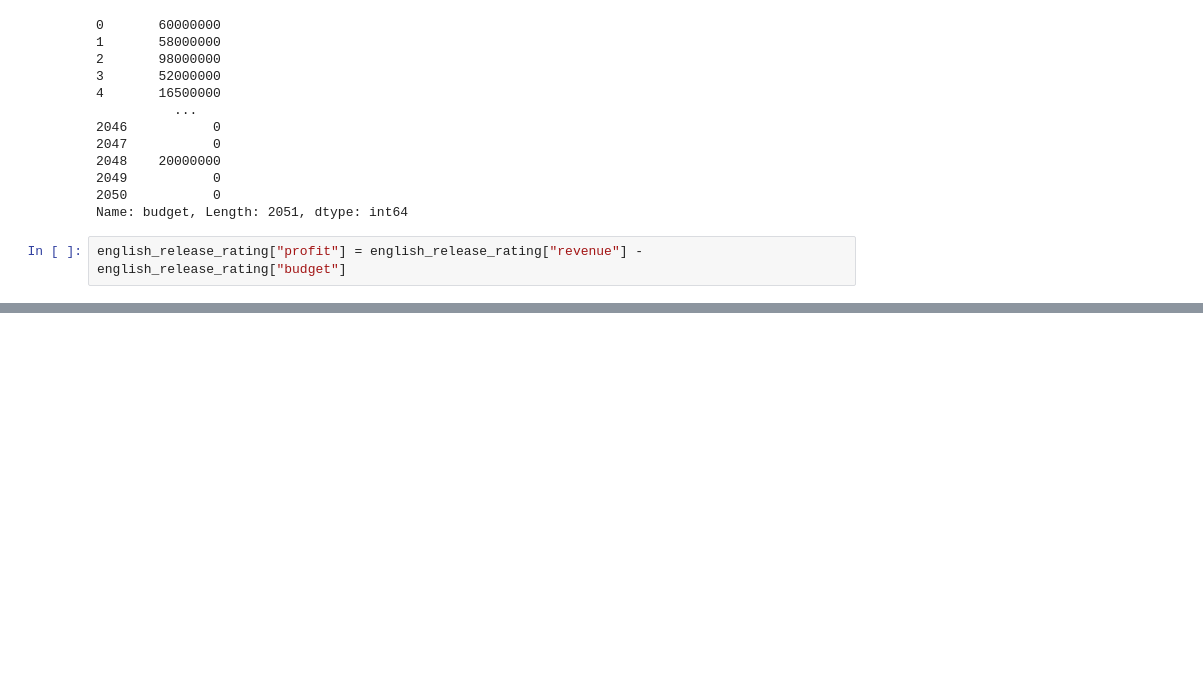
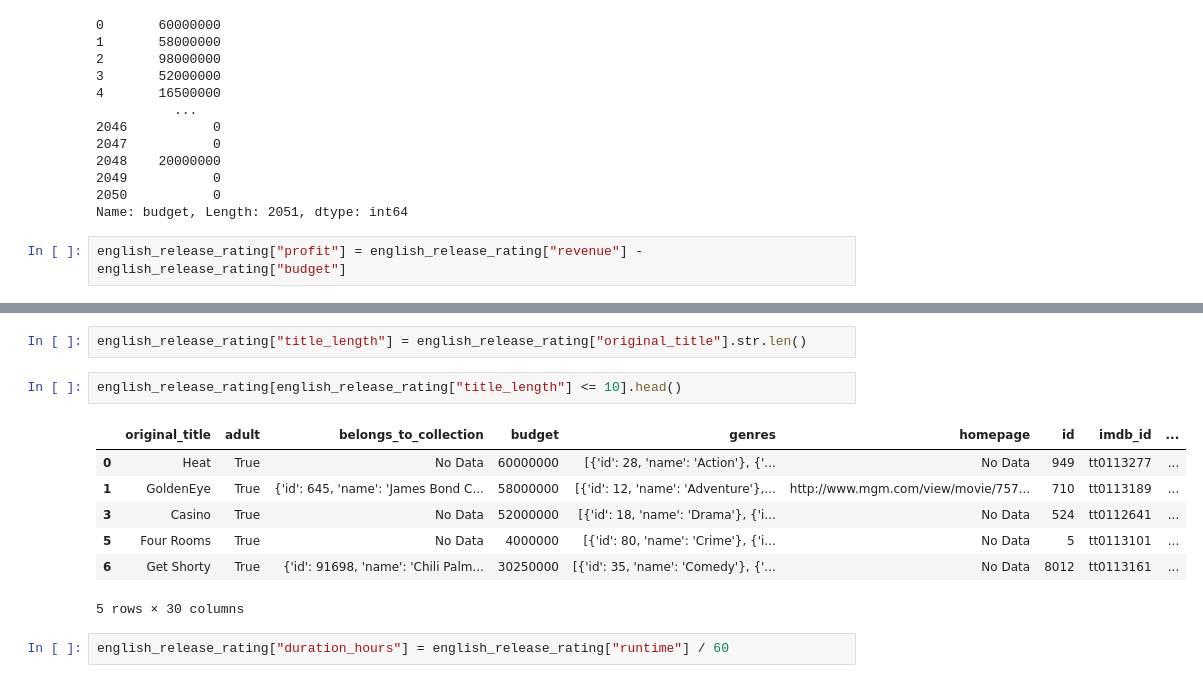
Before and after one commit to TurmaeUrsorum/Data_Science, a Jupyter notebook: 13. Project: Feature Engineering in Movie Analytics/feature_enginerring.ipynb, the cells around one changed output, grey strips where cells are left out. Drawn from its saved outputs; the diff is of its cells as text; blank space fills up the shorter version.

```diff
--- a/13. Project: Feature Engineering in Movie Analytics/feature_enginerring.ipynb
+++ b/13. Project: Feature Engineering in Movie Analytics/feature_enginerring.ipynb
@@ -610,0 +623,14 @@ english_release_rating[["original_title", "profit"]].sort_values("profit", ascen
+# %%
+english_release_rating["title_length"] = english_release_rating["original_title"].str.len()
+# %%
+english_release_rating[english_release_rating["title_length"] <= 10].head()
+# %% [output]
+|  | original_title | adult | belongs_to_collection | budget | genres | homepage | id | imdb_id | ... |
+| 0 | Heat | True | No Data | 60000000 | [{'id': 28, 'name': 'Action'}, {'... | No Data | 949 | tt0113277 | ... |
+| 1 | GoldenEye | True | {'id': 645, 'name': 'James Bond C... | 58000000 | [{'id': 12, 'name': 'Adventure'},... | http://www.mgm.com/view/movie/757... | 710 | tt0113189 | ... |
+| 3 | Casino | True | No Data | 52000000 | [{'id': 18, 'name': 'Drama'}, {'i... | No Data | 524 | tt0112641 | ... |
+| 5 | Four Rooms | True | No Data | 4000000 | [{'id': 80, 'name': 'Crime'}, {'i... | No Data | 5 | tt0113101 | ... |
+| 6 | Get Shorty | True | {'id': 91698, 'name': 'Chili Palm... | 30250000 | [{'id': 35, 'name': 'Comedy'}, {'... | No Data | 8012 | tt0113161 | ... |
+5 rows × 30 columns
+# %%
+english_release_rating["duration_hours"] = english_release_rating["runtime"] / 60
```
Also changed, not shown: parts of 9 cells of this notebook.
